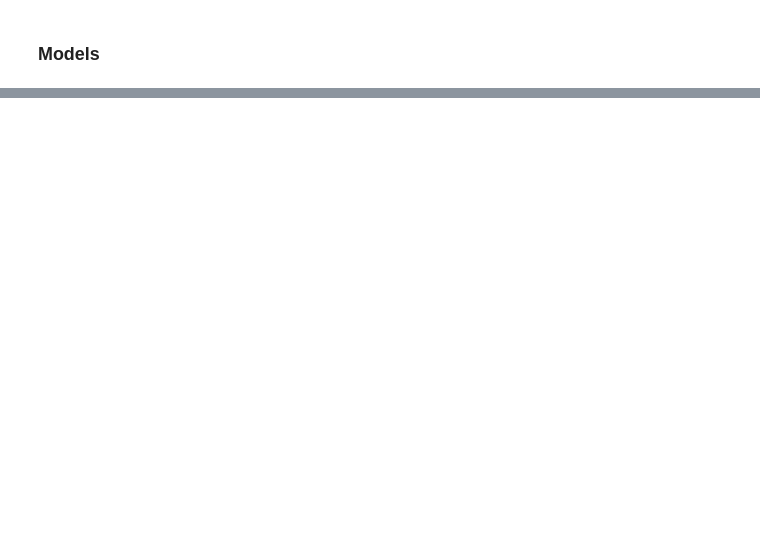
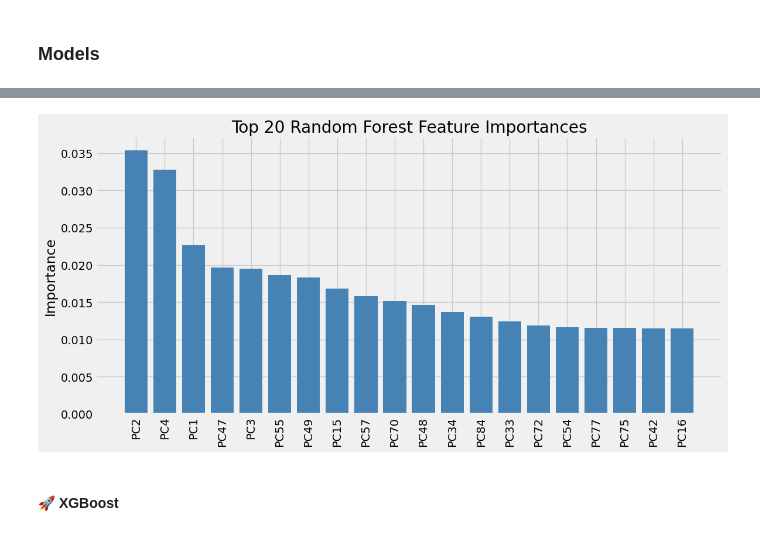
Before and after one commit to AmbitiousFlowDev/ml-genetic-disorder-classifier, a Jupyter notebook: GeneticDisorderClassifier.ipynb, the cells around one changed output, grey strips where cells are left out. Drawn from its saved outputs; the diff is of its cells as text; code cells hidden in the pictures; blank space fills up the shorter version.

```diff
--- a/GeneticDisorderClassifier.ipynb
+++ b/GeneticDisorderClassifier.ipynb
@@ -275,0 +276,13 @@ class GeneticDisorderNN(nn.Module):
+# %%
+def plot_feature_importance(model, feature_names, title="Feature Importances", top_n=20):
+    """Plot top N feature importances."""
+    importances = model.feature_importances_
+    indices = np.argsort(importances)[::-1][:top_n]
+
+    plt.figure(figsize=(12, 6))
+    plt.bar(range(top_n), importances[indices], align='center', color='steelblue')
+    plt.xticks(range(top_n), [feature_names[i] if i < len(feature_names) else f"PC{i}" for i in indices], rotation=90)
+    plt.title(f"Top {top_n} {title}")
+    plt.ylabel("Importance")
+    plt.tight_layout()
+    plt.show()
@@ -275,0 +381,4 @@ class GeneticDisorderNN(nn.Module):
+# %%
+pca_feature_names = [f"PC{i+1}" for i in range(X_train_pca.shape[1])]
+class_names = [inv_class_map[i] for i in sorted(inv_class_map.keys())]
+print(f"Classes: {class_names}")
@@ -275,0 +387,11 @@ class GeneticDisorderNN(nn.Module):
+# %%
+rf_model = RandomForestClassifier(
+    n_estimators=400,
+    class_weight="balanced",
+    random_state=42,
+    min_samples_leaf=1,
+    max_features="sqrt",
+    n_jobs=-1
+)
+# %%
+rf_model.fit(X_train_smote, y_train_smote)
@@ -275,0 +426,6 @@ class GeneticDisorderNN(nn.Module):
+# %%
+plot_feature_importance(rf_model, pca_feature_names, title="Random Forest Feature Importances", top_n=min(20, len(pca_feature_names)))
+# %% [output]
+[figure, added]
+# %% [markdown]
+#### 🚀 XGBoost
```
Also changed, not shown: parts of 71 cells of this notebook, 1 other file.
